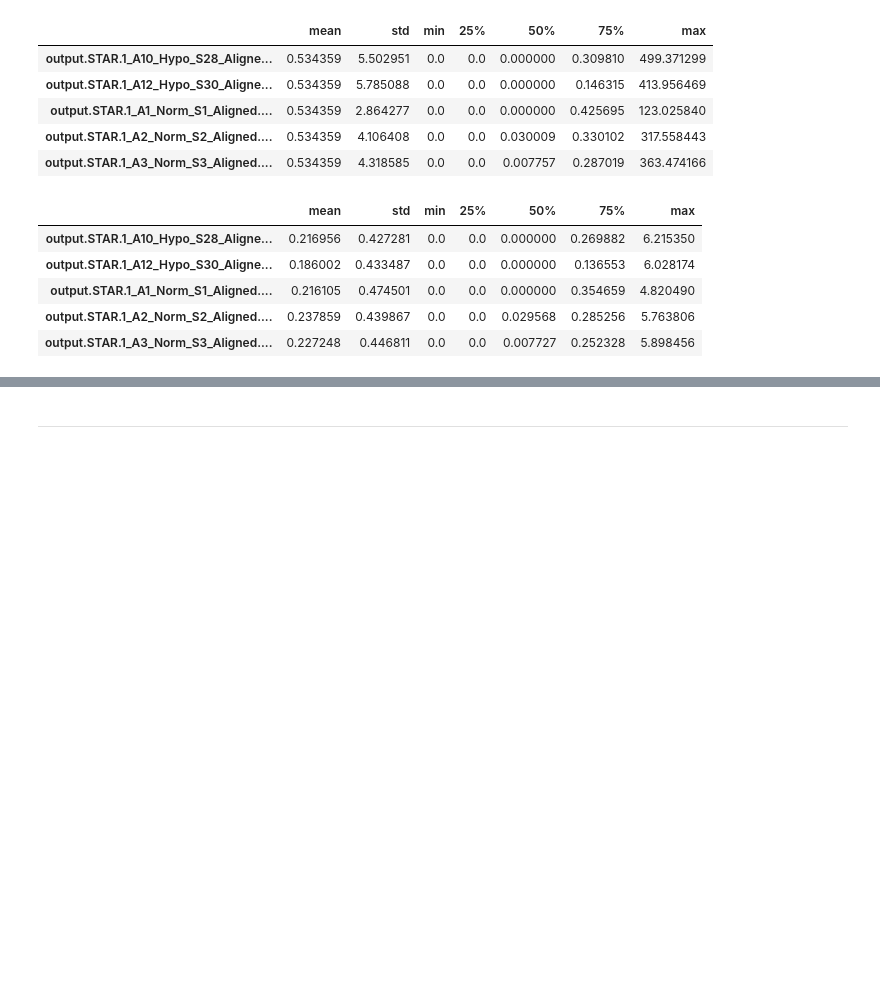
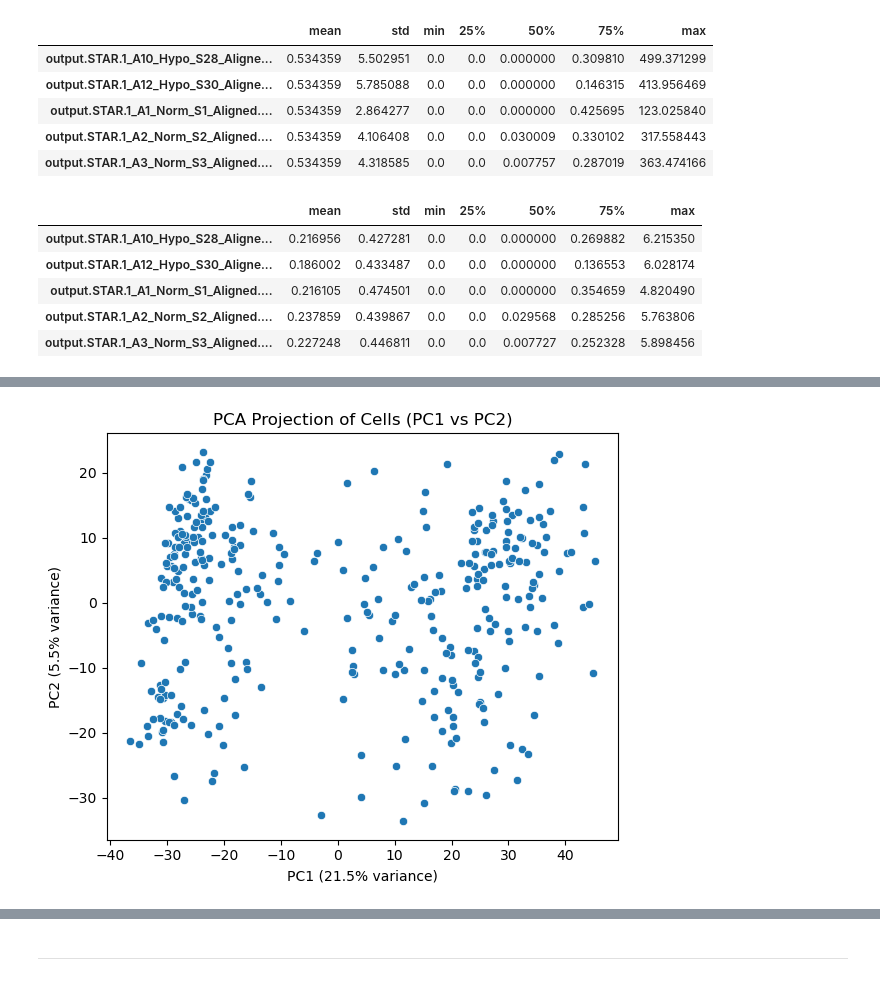
Before and after one commit to katiarusso/breast-cancer-ml-classification, a Jupyter notebook: Notebooks/Main.ipynb, the cells around one changed output, grey strips where cells are left out. Drawn from its saved outputs; the diff is of its cells as text; code cells hidden in the pictures; blank space fills up the shorter version.

```diff
--- a/Notebooks/Main.ipynb
+++ b/Notebooks/Main.ipynb
@@ -1085,0 +1064,17 @@ plt.show()
+# %%
+from sklearn.decomposition import PCA
+
+# Transpose: cells as rows, genes as columns
+X = dfs_mcf_zscore.T
+
+# Fit PCA
+n_components = 50
+pca = PCA(n_components=n_components)
+pca_result = pca.fit_transform(X)
+
+# Store as DataFrame
+pca_df = pd.DataFrame(pca_result, index=X.index, columns=[f"PC{i+1}" for i in range(n_components)])
+
+# Optional: check shape
+print(f"✅ PCA complete. Shape: {pca_df.shape}")
+pca_df.head()
@@ -1085,0 +1165,10 @@ plt.show()
+# %%
+plt.figure(figsize=(6, 5))
+sns.scatterplot(x=pca_df["PC1"], y=pca_df["PC2"])
+plt.title("PCA Projection of Cells (PC1 vs PC2)")
+plt.xlabel(f"PC1 ({explained_var_ratio[0]*100:.1f}% variance)")
+plt.ylabel(f"PC2 ({explained_var_ratio[1]*100:.1f}% variance)")
+plt.tight_layout()
+plt.show()
+# %% [output]
+[figure, added]
```
Also changed, not shown: parts of 15 cells of this notebook.
